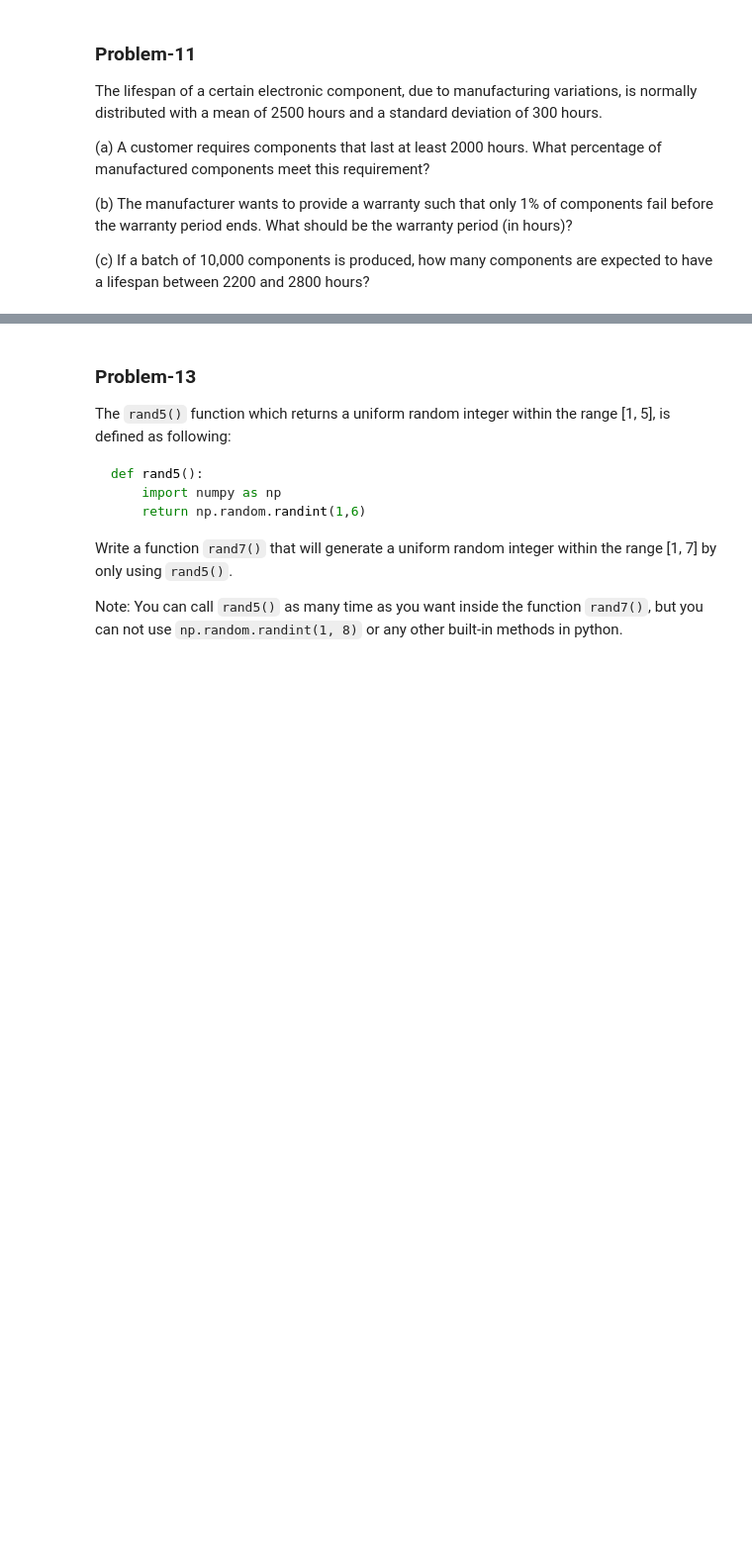
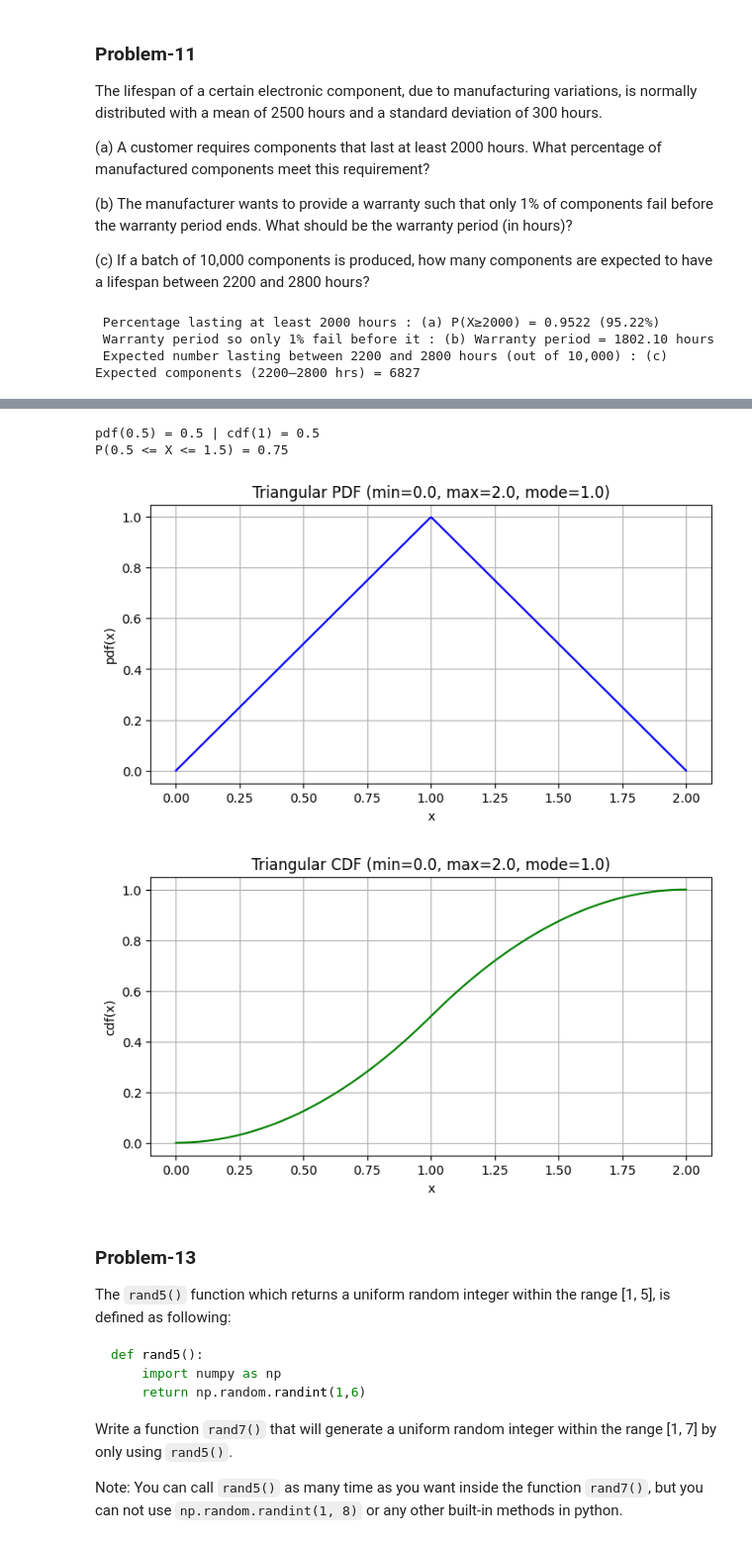
Before and after one commit to Mayank-Chaudhari9/AI-ML-Nov25-Mayank, a Jupyter notebook: Assignment-5/Assignment-05-Mayank_Chaudhari.ipynb, the cells around one changed output, grey strips where cells are left out. Shown at 99% size. Saved outputs shown, nothing was run; the diff lists cells and outputs as text; code cells hidden in the pictures; blank space fills up the shorter version.

```diff
--- a/Assignment-5/Assignment-05-Mayank_Chaudhari.ipynb
+++ b/Assignment-5/Assignment-05-Mayank_Chaudhari.ipynb
@@ -100,6 +202,21 @@ The lifespan of a certain electronic component, due to manufacturing variations,
 (b) The manufacturer wants to provide a warranty such that only 1% of components fail before the warranty period ends. What should be the warranty period (in hours)?
 
 (c) If a batch of 10,000 components is produced, how many components are expected to have a lifespan between 2200 and 2800 hours?
+# %%
+from scipy import stats
+mu, sigma = 2500, 300
+norm = stats.norm(mu, sigma)
+p_at_least_2000 = norm.sf(2000)
+warranty = norm.ppf(0.01)
+p_2200_2800 = norm.cdf(2800) - norm.cdf(2200)
+expected_count = p_2200_2800 * 10000
+print(f" Percentage lasting at least 2000 hours : (a) P(X≥2000) = {p_at_least_2000:.4f} ({100*p_at_least_2000:.2f}%)")
+print(f" Warranty period so only 1% fail before it : (b) Warranty period = {warranty:.2f} hours")
+print(f" Expected number lasting between 2200 and 2800 hours (out of 10,000) : (c) Expected components (2200–2800 hrs) = {expected_count:.0f}")
+# %% [output]
+ Percentage lasting at least 2000 hours : (a) P(X≥2000) = 0.9522 (95.22%)
+ Warranty period so only 1% fail before it : (b) Warranty period = 1802.10 hours
+ Expected number lasting between 2200 and 2800 hours (out of 10,000) : (c) Expected components (2200–2800 hrs) = 6827
 # %% [markdown]
 ### Problem-12
 The probability density function (pdf) of the triangular distribution is characterized by three points as shown in the figure below.
@@ -128,3 +316,14 @@ Test your implementation.
+# %%
+tri = TriangularDistribution(0, 2, 1)
+print("pdf(0.5) =", tri.pdf(0.5), "| cdf(1) =", tri.cdf(1))
+print("P(0.5 <= X <= 1.5) =", tri.get_probability(0.5, 1.5))
+tri.plot_pdf()
+tri.plot_cdf()
+# %% [output]
+pdf(0.5) = 0.5 | cdf(1) = 0.5
+P(0.5 <= X <= 1.5) = 0.75
+[figure, added]
+[figure, added]
 # %% [markdown]
 ### Problem-13
 
```
Also changed, not shown: parts of 14 cells of this notebook.
